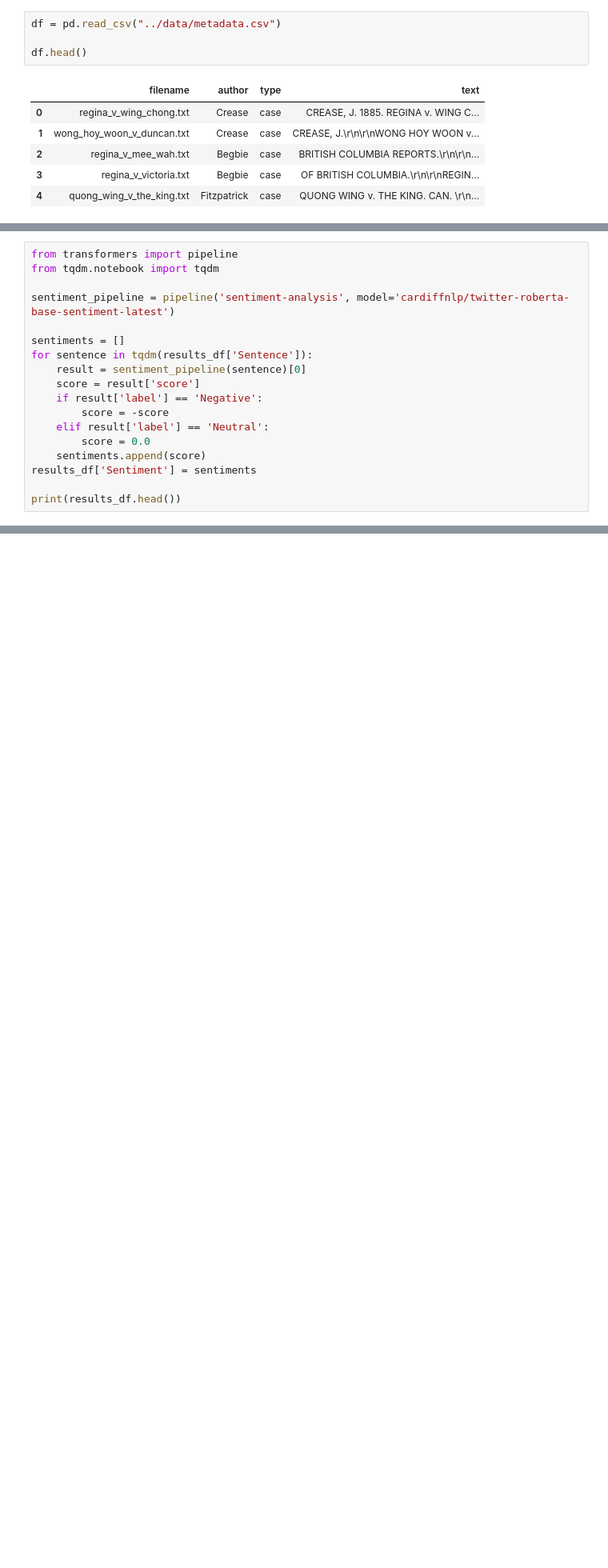
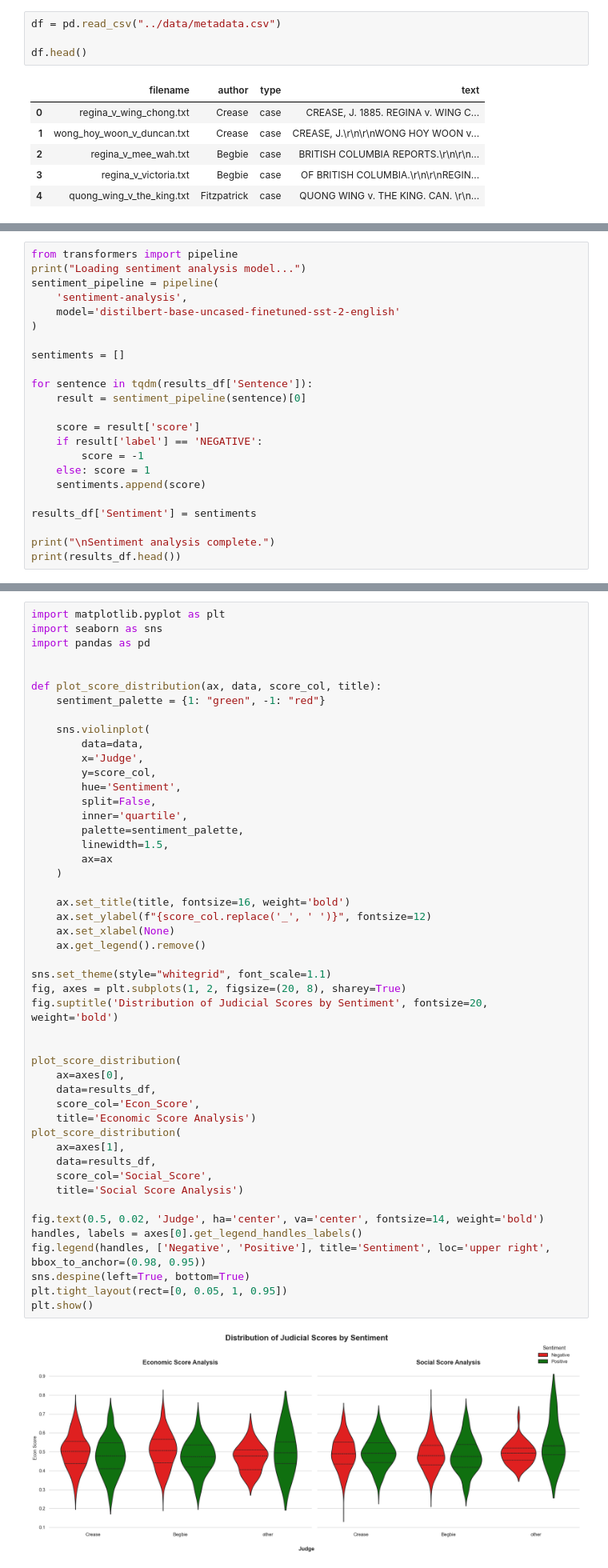
Before and after one commit to ubcecon/praxis-ubc, a Jupyter notebook: HIST_414_Notebooks/NLI/development/word_embeddings_irene_attempt.ipynb, the cells around one changed output, grey strips where cells are left out. Shown at 80% size. Drawn from its saved outputs; the diff is of its cells as text; blank space fills up the shorter version.

```diff
--- a/HIST_414_Notebooks/NLI/development/word_embeddings_irene_attempt.ipynb
+++ b/HIST_414_Notebooks/NLI/development/word_embeddings_irene_attempt.ipynb
@@ -263,19 +232,24 @@ for i, judge_name in enumerate(judges):
 # %%
 from transformers import pipeline
-from tqdm.notebook import tqdm
-
-sentiment_pipeline = pipeline('sentiment-analysis', model='cardiffnlp/twitter-roberta-base-sentiment-latest')
+print("Loading sentiment analysis model...")
+sentiment_pipeline = pipeline(
+    'sentiment-analysis',
+    model='distilbert-base-uncased-finetuned-sst-2-english'
+)
 
 sentiments = []
+
 for sentence in tqdm(results_df['Sentence']):
     result = sentiment_pipeline(sentence)[0]
+
     score = result['score']
-    if result['label'] == 'Negative':
-        score = -score
-    elif result['label'] == 'Neutral':
-        score = 0.0
+    if result['label'] == 'NEGATIVE':
+        score = -1
+    else: score = 1
     sentiments.append(score)
+
 results_df['Sentiment'] = sentiments
 
+print("\nSentiment analysis complete.")
 print(results_df.head())
 # %% [output]
@@ -335,0 +289,50 @@ plt.show()
+# %%
+import matplotlib.pyplot as plt
+import seaborn as sns
+import pandas as pd
+
+
+def plot_score_distribution(ax, data, score_col, title):
+    sentiment_palette = {1: "green", -1: "red"}
+
+    sns.violinplot(
+        data=data,
+        x='Judge',
+        y=score_col,
+        hue='Sentiment',
+        split=False,
+        inner='quartile',
+        palette=sentiment_palette,
+        linewidth=1.5,
+        ax=ax
+    )
+
+    ax.set_title(title, fontsize=16, weight='bold')
+    ax.set_ylabel(f"{score_col.replace('_', ' ')}", fontsize=12)
+    ax.set_xlabel(None)
+    ax.get_legend().remove()
+
+sns.set_theme(style="whitegrid", font_scale=1.1)
+fig, axes = plt.subplots(1, 2, figsize=(20, 8), sharey=True)
+fig.suptitle('Distribution of Judicial Scores by Sentiment', fontsize=20, weight='bold')
+
+
+plot_score_distribution(
+    ax=axes[0],
+    data=results_df,
+    score_col='Econ_Score',
+    title='Economic Score Analysis')
+plot_score_distribution(
+    ax=axes[1],
+    data=results_df,
+    score_col='Social_Score',
+    title='Social Score Analysis')
+
+fig.text(0.5, 0.02, 'Judge', ha='center', va='center', fontsize=14, weight='bold')
+handles, labels = axes[0].get_legend_handles_labels()
+fig.legend(handles, ['Negative', 'Positive'], title='Sentiment', loc='upper right', bbox_to_anchor=(0.98, 0.95))
+sns.despine(left=True, bottom=True)
+plt.tight_layout(rect=[0, 0.05, 1, 0.95])
+plt.show()
+# %% [output]
+[figure, added]
```
Also changed, not shown: parts of 26 cells of this notebook.
